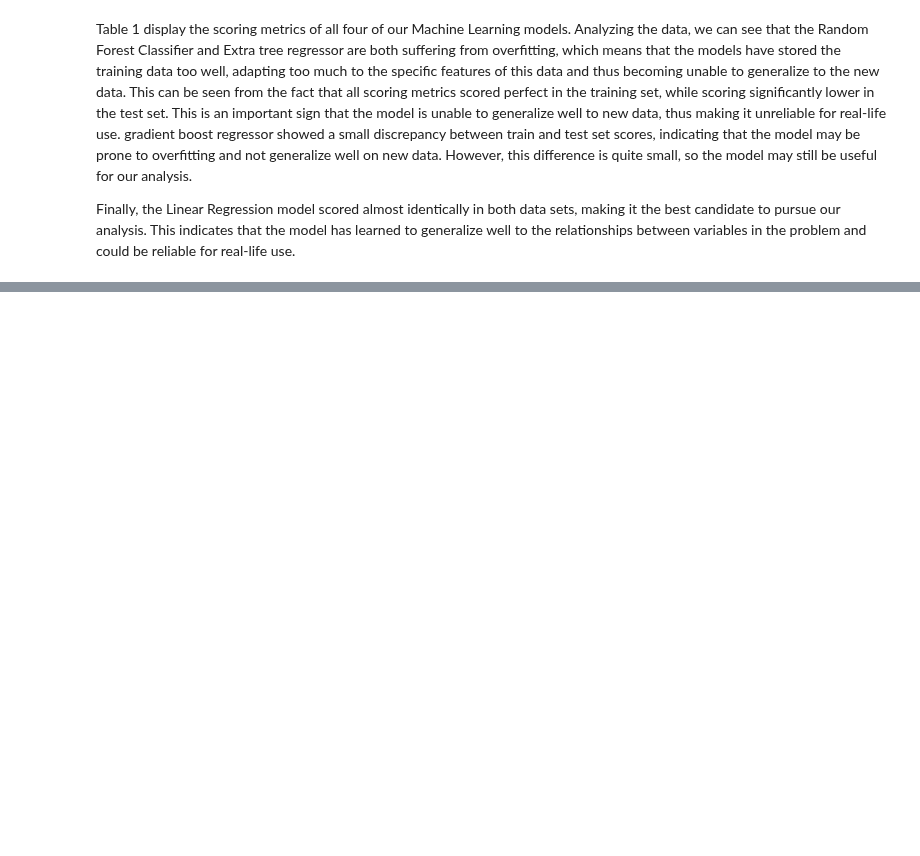
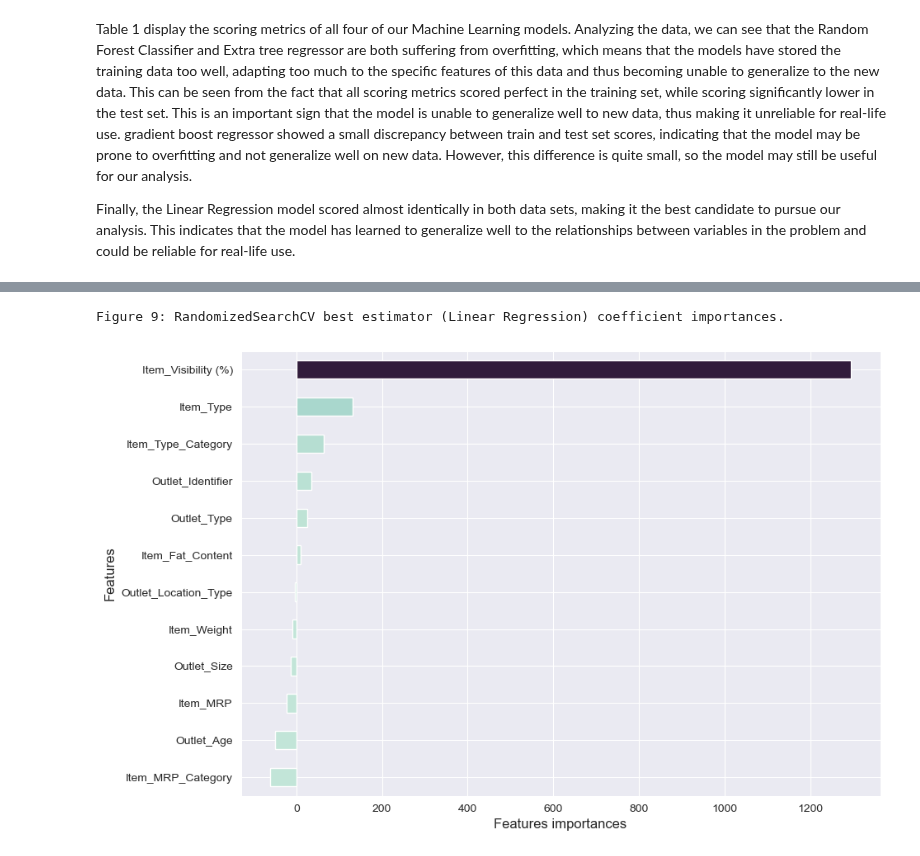
Before and after one commit to SirTee12/Big-Mart-Sales-Forecasting, a Jupyter notebook: Machine-Learning-Dev-Sales.ipynb, the cells around one changed output, grey strips where cells are left out. Cells and saved outputs as stored; diff of their text form; code cells hidden in the pictures; blank space fills up the shorter version.

Commit message:
plot the feature importance graph

```diff
--- a/Machine-Learning-Dev-Sales.ipynb
+++ b/Machine-Learning-Dev-Sales.ipynb
@@ -289,0 +453,24 @@ print(f'The best estimator is: {grid_grad_boost.best_estimator_}\n'
+# %%
+print('Figure 9: RandomizedSearchCV best estimator (Linear Regression) coefficient importances.')
+
+# get the coefficients
+coef_lr = grid_lr.best_estimator_.named_steps.linearregression.coef_
+
+# get the model importance as a pandas series
+importances_model_lr = pd.Series(coef_lr[:len(X.columns)],
+                                index  = X.columns[:len(coef_lr[:len(X.columns)])]).sort_values()
+
+
+#Plot  linearRegression coefficients
+sns.set_style('darkgrid')
+fig, ax = plt.subplots(figsize=(10,7))
+palette = sns.cubehelix_palette(start=.5, rot=-.5, as_cmap=True)
+
+importances_model_lr.plot(kind = 'barh', color = palette(importances_model_lr/float(importances_model_lr.max())))
+plt.ylabel('Features', fontsize=12)
+plt.xlabel('Features importances', fontsize=12)
+
+plt.show()
+# %% [output]
+Figure 9: RandomizedSearchCV best estimator (Linear Regression) coefficient importances.
+[figure, added]
```
Also changed, not shown: parts of 16 cells of this notebook.
